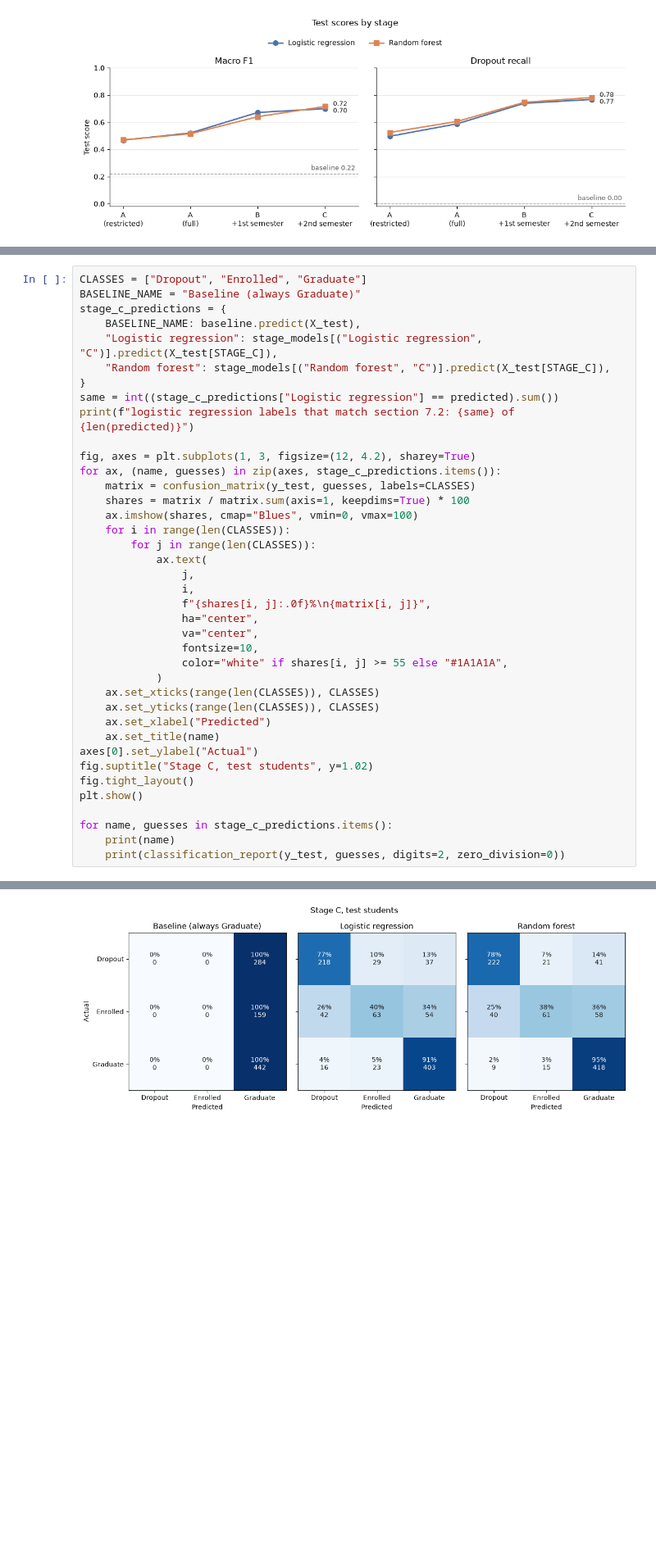
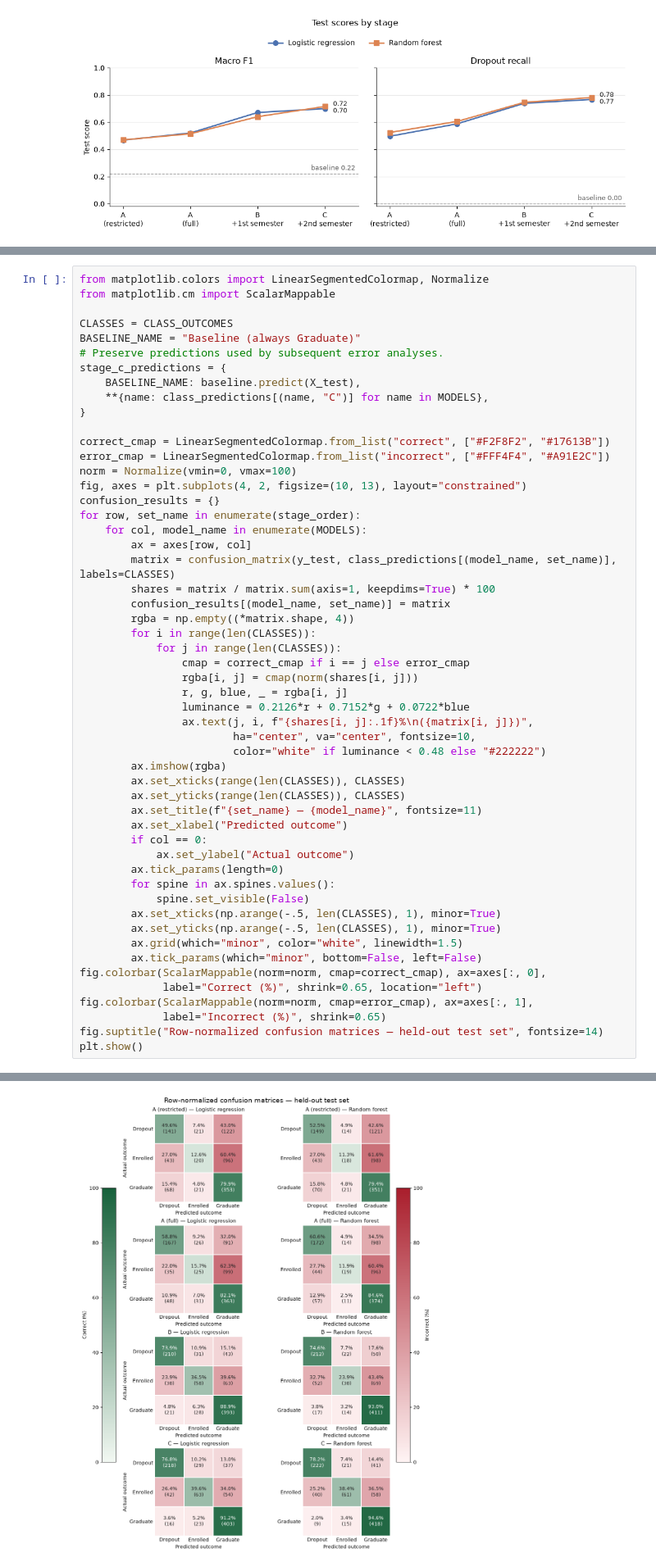
Before and after one commit to rohitt313/CIS-4020, a Jupyter notebook: CIS4020_Course_Project.ipynb, the cells around one changed output, grey strips where cells are left out. Shown at 82% size. Cells and saved outputs as stored; diff of their text form; blank space fills up the shorter version.

Commit message:
Section 7 cleanup.

```diff
--- a/CIS4020_Course_Project.ipynb
+++ b/CIS4020_Course_Project.ipynb
@@ -1671,40 +1752,54 @@ Section 7.2 reports class-level scores for logistic regression. Here the baselin
 # %%
-CLASSES = ["Dropout", "Enrolled", "Graduate"]
+from matplotlib.colors import LinearSegmentedColormap, Normalize
+from matplotlib.cm import ScalarMappable
+
+CLASSES = CLASS_OUTCOMES
 BASELINE_NAME = "Baseline (always Graduate)"
+# Preserve predictions used by subsequent error analyses.
 stage_c_predictions = {
     BASELINE_NAME: baseline.predict(X_test),
-    "Logistic regression": stage_models[("Logistic regression", "C")].predict(X_test[STAGE_C]),
-    "Random forest": stage_models[("Random forest", "C")].predict(X_test[STAGE_C]),
+    **{name: class_predictions[(name, "C")] for name in MODELS},
 }
-same = int((stage_c_predictions["Logistic regression"] == predicted).sum())
-print(f"logistic regression labels that match section 7.2: {same} of {len(predicted)}")
 
-fig, axes = plt.subplots(1, 3, figsize=(12, 4.2), sharey=True)
-for ax, (name, guesses) in zip(axes, stage_c_predictions.items()):
-    matrix = confusion_matrix(y_test, guesses, labels=CLASSES)
-    shares = matrix / matrix.sum(axis=1, keepdims=True) * 100
-    ax.imshow(shares, cmap="Blues", vmin=0, vmax=100)
-    for i in range(len(CLASSES)):
-        for j in range(len(CLASSES)):
-            ax.text(
-                j,
-                i,
-                f"{shares[i, j]:.0f}%\n{matrix[i, j]}",
-                ha="center",
-                va="center",
-                fontsize=10,
-                color="white" if shares[i, j] >= 55 else "#1A1A1A",
-            )
-    ax.set_xticks(range(len(CLASSES)), CLASSES)
-    ax.set_yticks(range(len(CLASSES)), CLASSES)
-    ax.set_xlabel("Predicted")
-    ax.set_title(name)
-axes[0].set_ylabel("Actual")
-fig.suptitle("Stage C, test students", y=1.02)
-fig.tight_layout()
+correct_cmap = LinearSegmentedColormap.from_list("correct", ["#F2F8F2", "#17613B"])
+error_cmap = LinearSegmentedColormap.from_list("incorrect", ["#FFF4F4", "#A91E2C"])
+norm = Normalize(vmin=0, vmax=100)
+fig, axes = plt.subplots(4, 2, figsize=(10, 13), layout="constrained")
+confusion_results = {}
+for row, set_name in enumerate(stage_order):
+    for col, model_name in enumerate(MODELS):
+        ax = axes[row, col]
+        matrix = confusion_matrix(y_test, class_predictions[(model_name, set_name)], labels=CLASSES)
+        shares = matrix / matrix.sum(axis=1, keepdims=True) * 100
+        confusion_results[(model_name, set_name)] = matrix
+        rgba = np.empty((*matrix.shape, 4))
+        for i in range(len(CLASSES)):
+            for j in range(len(CLASSES)):
+                cmap = correct_cmap if i == j else error_cmap
+                rgba[i, j] = cmap(norm(shares[i, j]))
+                r, g, blue, _ = rgba[i, j]
+                luminance = 0.2126*r + 0.7152*g + 0.0722*blue
+                ax.text(j, i, f"{shares[i, j]:.1f}%\n({matrix[i, j]})",
+                        ha="center", va="center", fontsize=10,
+                        color="white" if luminance < 0.48 else "#222222")
+        ax.imshow(rgba)
+        ax.set_xticks(range(len(CLASSES)), CLASSES)
+        ax.set_yticks(range(len(CLASSES)), CLASSES)
+        ax.set_title(f"{set_name} — {model_name}", fontsize=11)
+        ax.set_xlabel("Predicted outcome")
+        if col == 0:
+            ax.set_ylabel("Actual outcome")
+        ax.tick_params(length=0)
+        for spine in ax.spines.values():
+            spine.set_visible(False)
+        ax.set_xticks(np.arange(-.5, len(CLASSES), 1), minor=True)
+        ax.set_yticks(np.arange(-.5, len(CLASSES), 1), minor=True)
+        ax.grid(which="minor", color="white", linewidth=1.5)
+        ax.tick_params(which="minor", bottom=False, left=False)
+fig.colorbar(ScalarMappable(norm=norm, cmap=correct_cmap), ax=axes[:, 0],
+             label="Correct (%)", shrink=0.65, location="left")
+fig.colorbar(ScalarMappable(norm=norm, cmap=error_cmap), ax=axes[:, 1],
+             label="Incorrect (%)", shrink=0.65)
+fig.suptitle("Row-normalized confusion matrices — held-out test set", fontsize=14)
 plt.show()
-
-for name, guesses in stage_c_predictions.items():
-    print(name)
-    print(classification_report(y_test, guesses, digits=2, zero_division=0))
 # %% [output]
@@ -1712 +1806 @@ logistic regression labels that match section 7.2: 885 of 885
-[figure, old version]
+[figure, new version]
```
Also changed, not shown: parts of 16 cells of this notebook.
